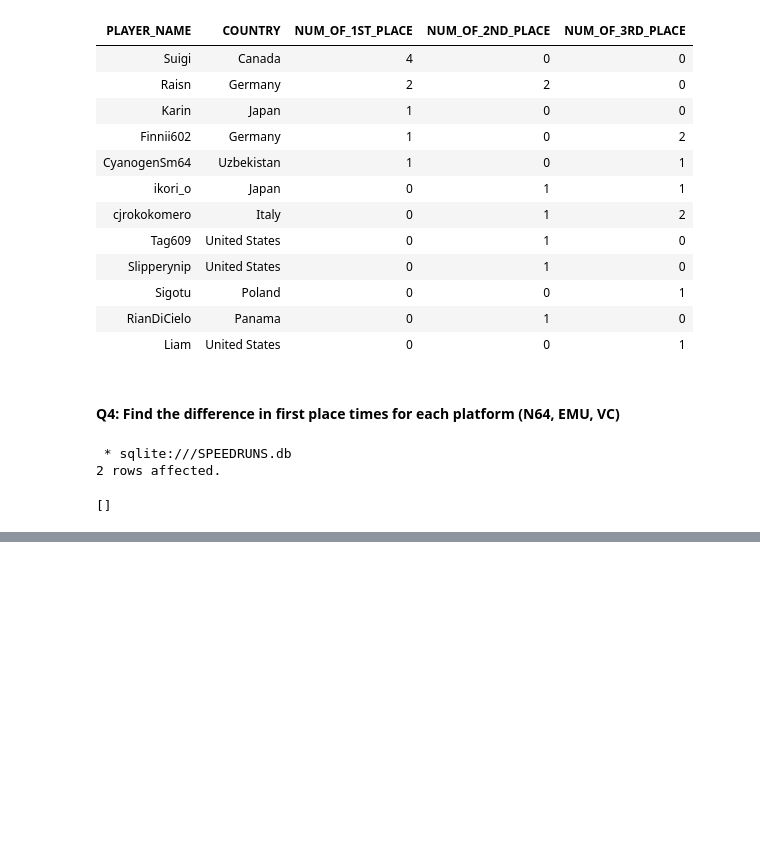
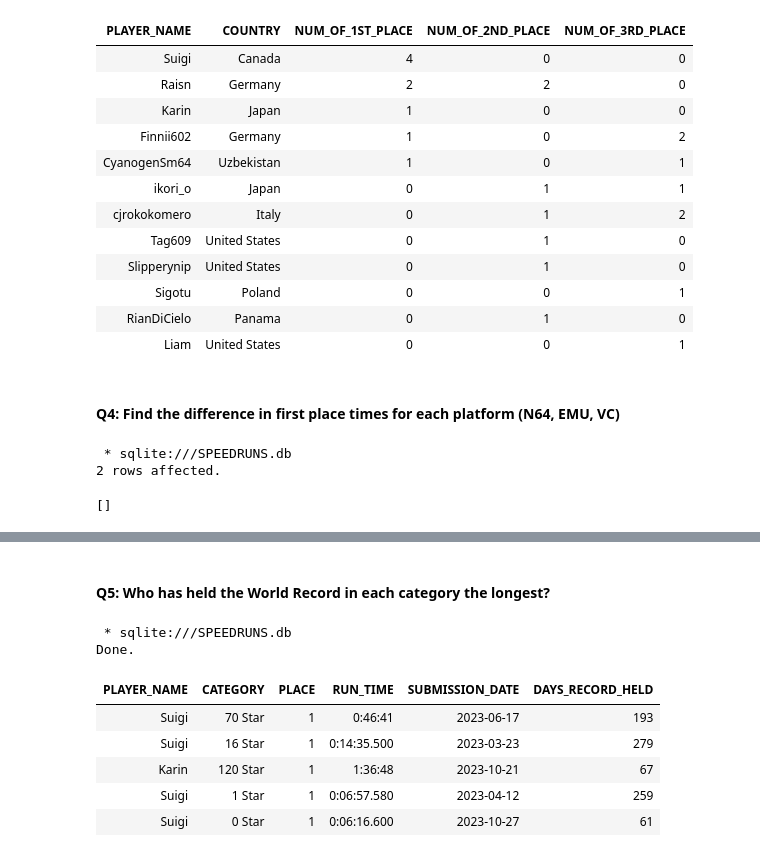
Before and after one commit to ouchmode/SM64-Speedrun-Data, a Jupyter notebook: SM64_Speedruns.ipynb, the cells around one changed output, grey strips where cells are left out. Drawn from its saved outputs; the diff is of its cells as text; code cells hidden in the pictures; blank space fills up the shorter version.

```diff
--- a/SM64_Speedruns.ipynb
+++ b/SM64_Speedruns.ipynb
@@ -442,0 +446,34 @@ Done.
+# %% [markdown]
+#### **Q5: Who has held the World Record in each category the longest?**
+# %%
+%%sql
+
+/*
+     0: Suigi
+     1: Suigi
+     16: Suigi
+     70: Suigi
+     120: Karin
+*/
+
+SELECT
+    PLAYER_NAME,
+    CATEGORY,
+    PLACE,
+    RUN_TIME,
+    SUBMISSION_DATE,
+    --Casting the rounded value of the difference between the current date and the submission date to an integer to get a whole number.
+    CAST(ROUND(julianday('now') - julianday(SUBMISSION_DATE)) AS INTEGER) AS DAYS_RECORD_HELD
+FROM ALL_CAT_SPEEDRUNS
+GROUP BY CATEGORY
+HAVING PLACE == 1
+ORDER BY CATEGORY DESC;
+# %% [output]
+ * sqlite:///SPEEDRUNS.db
+Done.
+| PLAYER_NAME | CATEGORY | PLACE | RUN_TIME | SUBMISSION_DATE | DAYS_RECORD_HELD |
+| Suigi | 70 Star | 1 | 0:46:41 | 2023-06-17 | 193 |
+| Suigi | 16 Star | 1 | 0:14:35.500 | 2023-03-23 | 279 |
+| Karin | 120 Star | 1 | 1:36:48 | 2023-10-21 | 67 |
+| Suigi | 1 Star | 1 | 0:06:57.580 | 2023-04-12 | 259 |
+| Suigi | 0 Star | 1 | 0:06:16.600 | 2023-10-27 | 61 |
```
Also changed, not shown: parts of 4 cells of this notebook.
